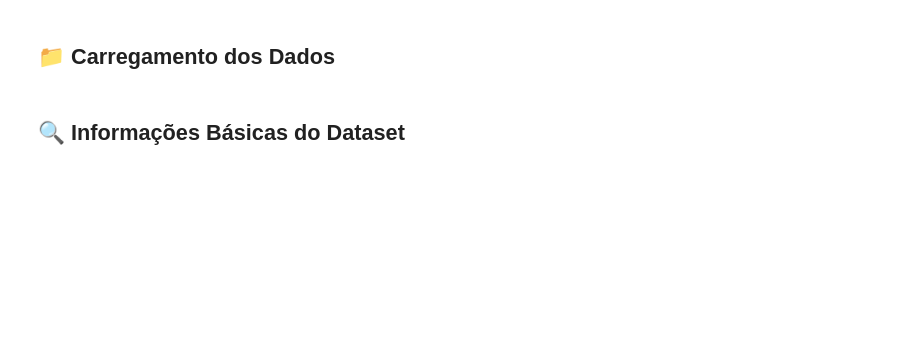
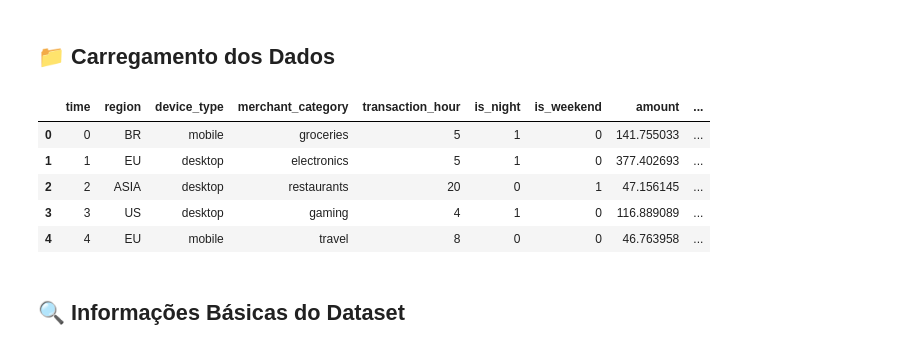
Before and after one commit to lucasinocencio1/fraud-detector-mvp, a Jupyter notebook: notebooks/data_exploration.ipynb, the cells around one changed output. Drawn from its saved outputs; the diff is of its cells as text; code cells hidden in the pictures; blank space fills up the shorter version.

```diff
--- a/notebooks/data_exploration.ipynb
+++ b/notebooks/data_exploration.ipynb
@@ -34,3 +22,16 @@ df.head()
+# %%
+# Carregar dados de transações
+df = pd.read_csv('../data/transactions.csv')
+
+
+df.head()
+# %% [output]
+|  | time | region | device_type | merchant_category | transaction_hour | is_night | is_weekend | amount | ... |
+| 0 | 0 | BR | mobile | groceries | 5 | 1 | 0 | 141.755033 | ... |
+| 1 | 1 | EU | desktop | electronics | 5 | 1 | 0 | 377.402693 | ... |
+| 2 | 2 | ASIA | desktop | restaurants | 20 | 0 | 1 | 47.156145 | ... |
+| 3 | 3 | US | desktop | gaming | 4 | 1 | 0 | 116.889089 | ... |
+| 4 | 4 | EU | mobile | travel | 8 | 0 | 0 | 46.763958 | ... |
 # %% [markdown]
 ## 🔍 Informações Básicas do Dataset
 # %%
```
Also changed, not shown: parts of 13 cells of this notebook, 2 other files.
